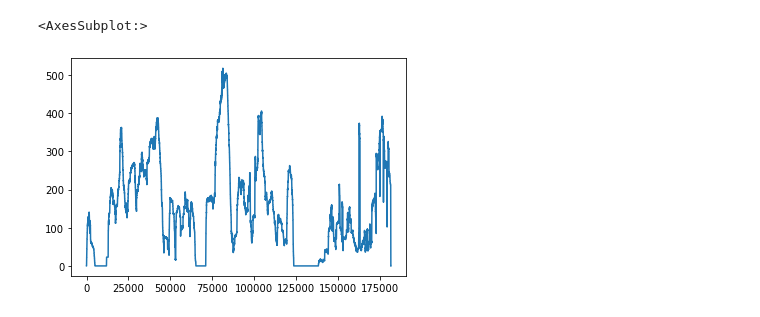
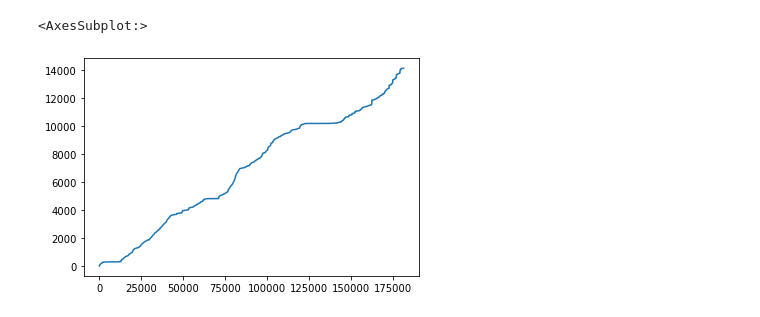
Before and after one commit to Artlands/DisaggregationAwareScheduler, a Jupyter notebook: utils/event_analysis.ipynb, the cells around one changed output. Drawn from its saved outputs; the diff is of its cells as text; code cells hidden in the pictures.

```diff
--- a/utils/event_analysis.ipynb
+++ b/utils/event_analysis.ipynb
@@ -2,7 +2,7 @@
 import json
 import pandas as pd
 # %%
-with open('../events/events_512.json','r') as f:
+with open('../monitoring/cluster_state_file.json','r') as f:
     events = json.loads(f.read())
 # %%
 df = pd.json_normalize(events)
@@ -24,5 +24,5 @@ df
 # %%
-df['cluster_state.running_jobs'].plot.line()
+df['cluster_state.arrived_jobs'].plot.line()
 # %% [output]
 <AxesSubplot:>
-[figure, old version]
+[figure, new version]
```
Also changed, not shown: parts of 4 cells of this notebook, 12 other files.
